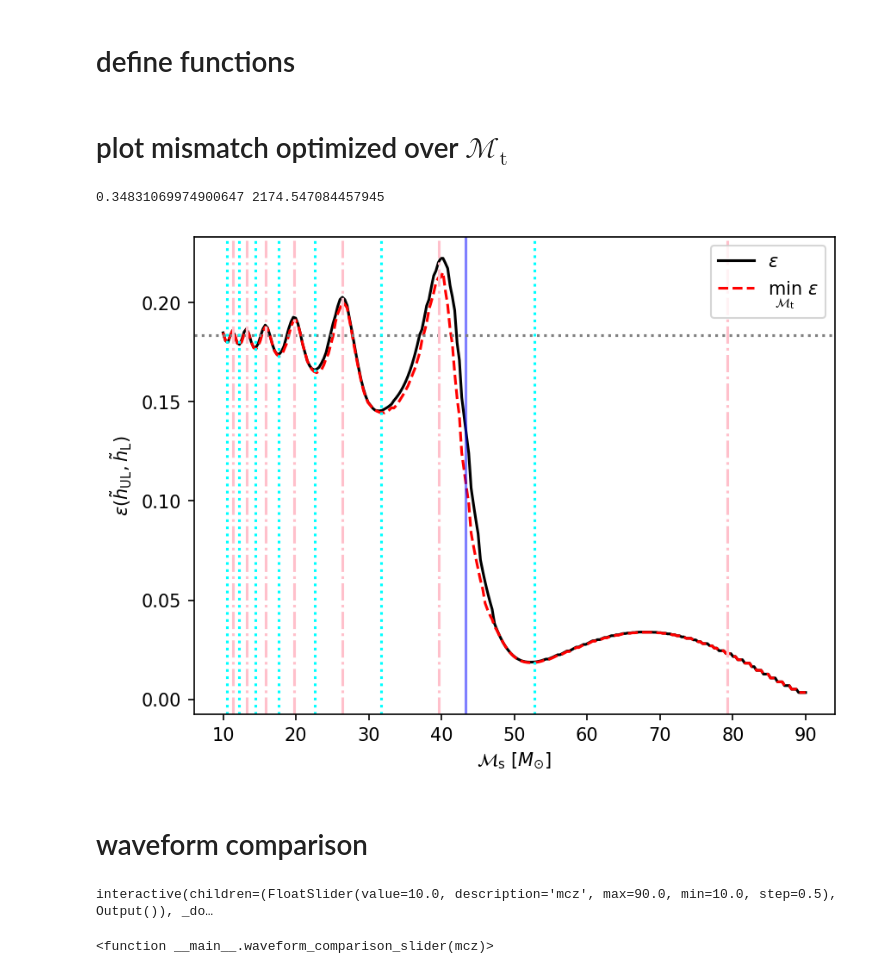
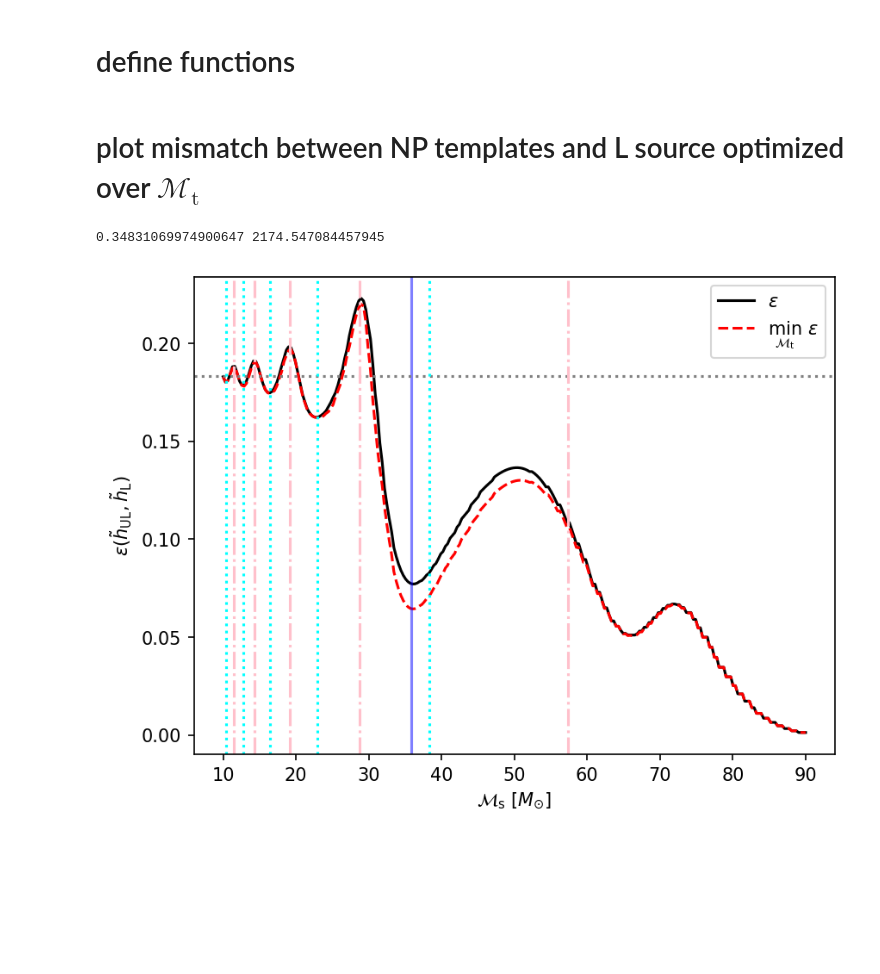
Before and after one commit to fairytien/lensing_and_precession, a Jupyter notebook: notebooks/mismatch_mcz_NP_L-ver3-paper.ipynb, the cells around one changed output. Drawn from its saved outputs; the diff is of its cells as text; code cells hidden in the pictures; blank space fills up the shorter version.

Commit message:
Tidy up `mismatch_mcz_NP_L-ver3-paper.ipynb` to create a more accurate plot from the given `td` and `I`

```diff
--- a/notebooks/mismatch_mcz_NP_L-ver3-paper.ipynb
+++ b/notebooks/mismatch_mcz_NP_L-ver3-paper.ipynb
@@ -142,34 +137,26 @@ def predict_epsilon_flat_points(s_params):
             / solar_mass
         )
 # %% [markdown]
-# plot mismatch optimized over $\mathcal{M}_{\text{t}}$
+# plot mismatch between NP templates and L source optimized over $\mathcal{M}_{\text{t}}$
 # %%
+lens_params, NP_params = set_to_location(
+    loc_params["Taman"]["random"], lens_params_1, NP_params_1
+)
 def_td = 0.03
 def_I = 0.5
 def_y = get_y_from_I(def_I)
 def_MLz = get_MLz_from_td(def_td, def_y)
 print(def_y, def_MLz)
-
-lens_params_1["y"] = def_y
-lens_params_1["MLz"] = def_MLz * solar_mass
-
-lens_params, NP_params = set_to_location(
-    loc_params["Taman"]["random"], lens_params_1, NP_params_1
-)
+lens_params["y"] = def_y
+lens_params["MLz"] = def_MLz * solar_mass
 
 mcz_arr = np.linspace(10, 90, 250)
-MLz_arr = np.array([3e3])
-mismatch_plots_dict = {}
-
-for MLz in MLz_arr:
-    lens_params["MLz"] = MLz * solar_mass
-    mismatch_plots_dict[MLz] = mismatch_NP_L_plot(NP_params, lens_params)
-    predict_epsilon_critical_points(lens_params)
-    plt.savefig(
-        "../figures/mismatch_NP_L_ML{:.4g}.pdf".format(MLz), bbox_inches="tight"
-    )
+mismatch_NP_L_plot(NP_params, lens_params)
+predict_epsilon_critical_points(lens_params)
+# plt.savefig(
+#     "../figures/sys3_mismatch_NP_L_td{:.3g}_I{:.2g}.pdf".format(def_td, def_I),
+#     bbox_inches="tight",
+# )
 # %% [output]
 0.34831069974900647 2174.547084457945
-[figure, old version]
+[figure, new version]
-# %% [markdown]
-# waveform comparison
@@ -304,14 +162,0 @@ def waveform_comparison_modified(t_params, s_params):
-# %%
-def waveform_comparison_slider(mcz):
-    lens_params, NP_params = set_to_location(
-        loc_params["Taman"]["random"], lens_params_1, NP_params_1
-    )
-    lens_params["MLz"] = 3000 * solar_mass
-    lens_params["mcz"] = NP_params["mcz"] = mcz * solar_mass
-    waveform_comparison_modified(NP_params, lens_params)
-
-
-interact(waveform_comparison_slider, mcz=widgets.FloatSlider(min=10, max=90, step=0.5))
-# %% [output]
-interactive(children=(FloatSlider(value=10.0, description='mcz', max=90.0, min=10.0, step=0.5), Output()), _do…
-<function __main__.waveform_comparison_slider(mcz)>
```
Also changed, not shown: parts of 3 cells of this notebook, 1 other file.
